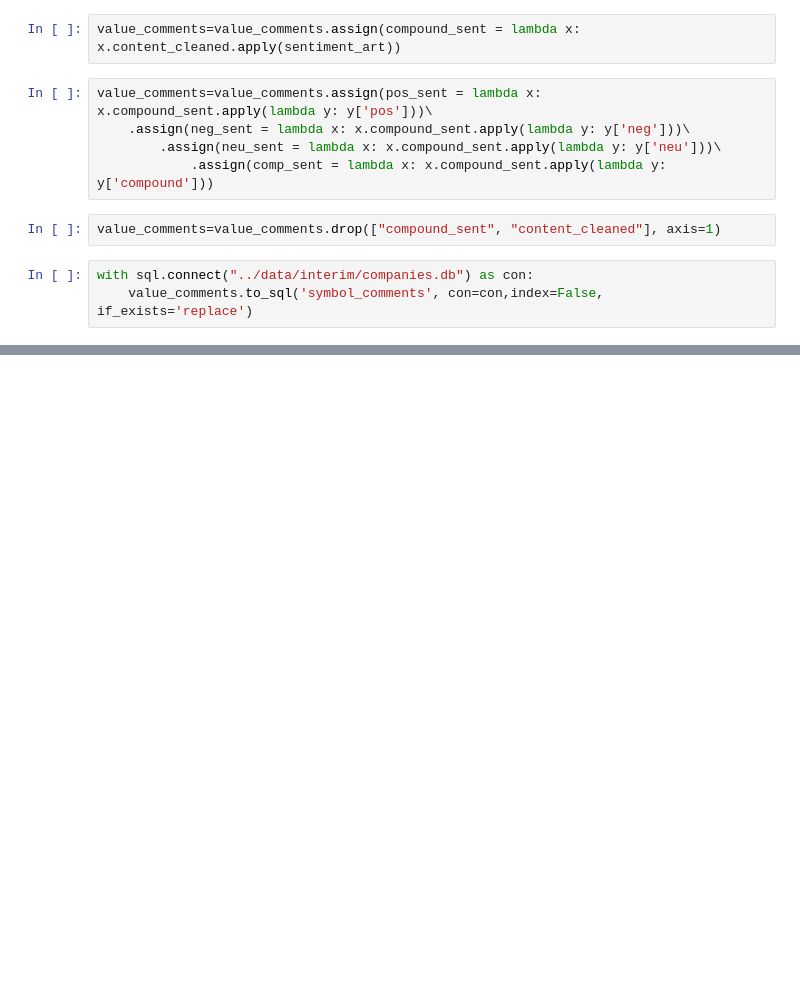
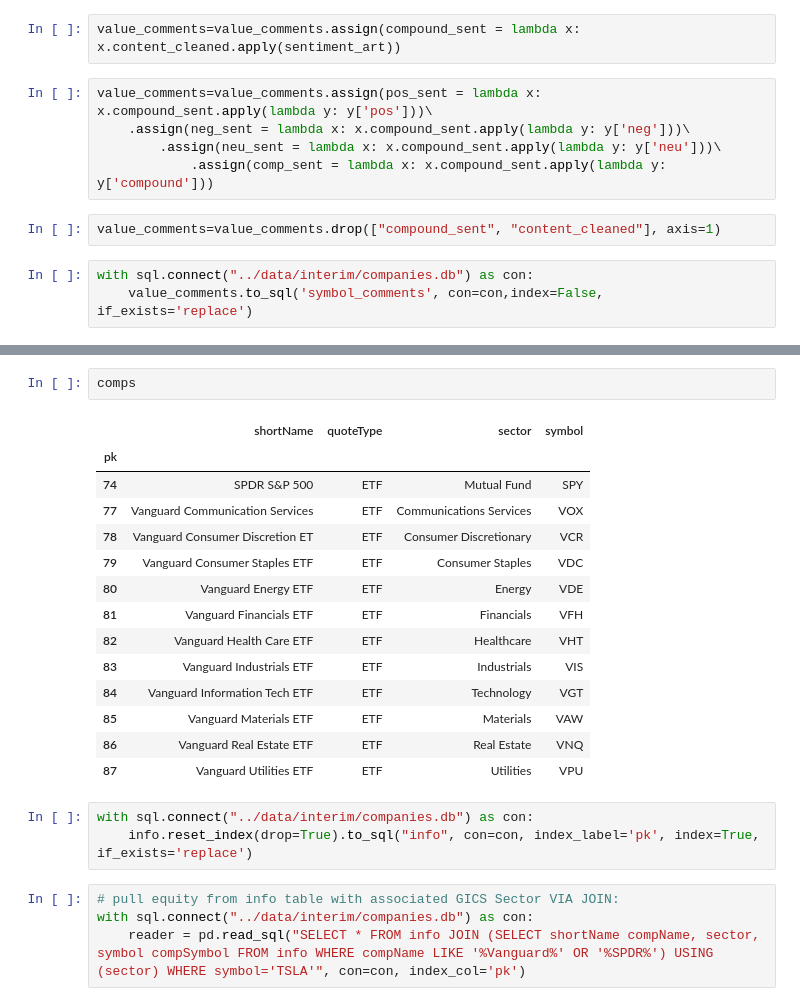
Before and after one commit to kyle-rgb/Discord_Project, a Jupyter notebook: notebooks/Data_Cleaning.ipynb, the cells around one changed output, grey strips where cells are left out. Drawn from its saved outputs; the diff is of its cells as text; blank space fills up the shorter version.

```diff
--- a/notebooks/Data_Cleaning.ipynb
+++ b/notebooks/Data_Cleaning.ipynb
@@ -3691,0 +3715,24 @@ with sql.connect("../data/interim/companies.db") as con:
+# %%
+comps
+# %% [output]
+|  | shortName | quoteType | sector | symbol |
+| pk |  |  |  |  |
+| 74 | SPDR S&P 500 | ETF | Mutual Fund | SPY |
+| 77 | Vanguard Communication Services | ETF | Communications Services | VOX |
+| 78 | Vanguard Consumer Discretion ET | ETF | Consumer Discretionary | VCR |
+| 79 | Vanguard Consumer Staples ETF | ETF | Consumer Staples | VDC |
+| 80 | Vanguard Energy ETF | ETF | Energy | VDE |
+| 81 | Vanguard Financials ETF | ETF | Financials | VFH |
+| 82 | Vanguard Health Care ETF | ETF | Healthcare | VHT |
+| 83 | Vanguard Industrials ETF | ETF | Industrials | VIS |
+| 84 | Vanguard Information Tech ETF | ETF | Technology | VGT |
+| 85 | Vanguard Materials ETF | ETF | Materials | VAW |
+| 86 | Vanguard Real Estate ETF | ETF | Real Estate | VNQ |
+| 87 | Vanguard Utilities ETF | ETF | Utilities | VPU |
+# %%
+with sql.connect("../data/interim/companies.db") as con:
+    info.reset_index(drop=True).to_sql("info", con=con, index_label='pk', index=True, if_exists='replace')
+# %%
+# pull equity from info table with associated GICS Sector VIA JOIN:
+with sql.connect("../data/interim/companies.db") as con:
+    reader = pd.read_sql("SELECT * FROM info JOIN (SELECT shortName compName, sector, symbol compSymbol FROM info WHERE compName LIKE '%Vanguard%' OR '%SPDR%') USING (sector) WHERE symbol='TSLA'", con=con, index_col='pk')
```
Also changed, not shown: parts of 5 cells of this notebook, 5 other files.
